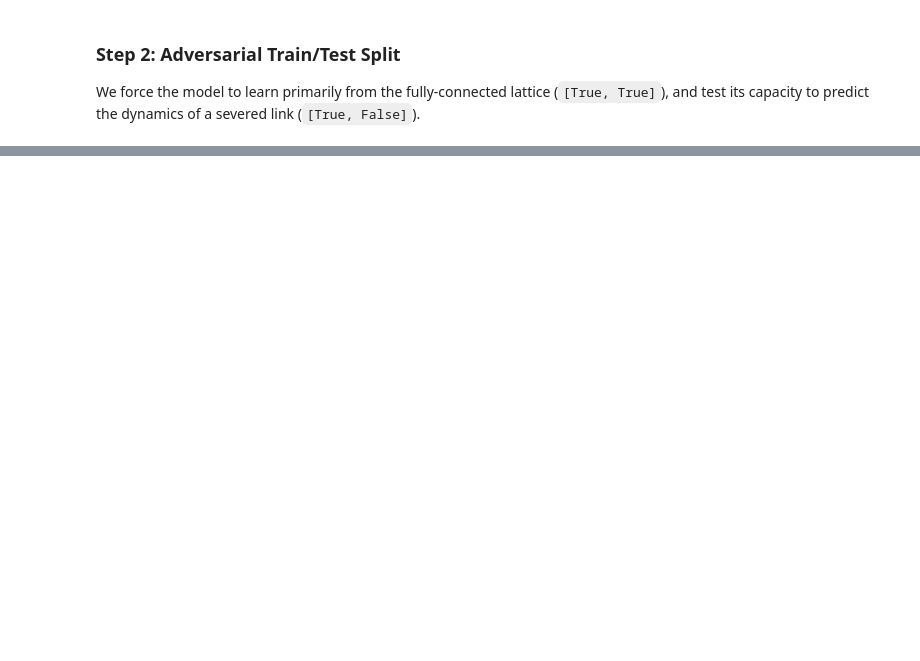
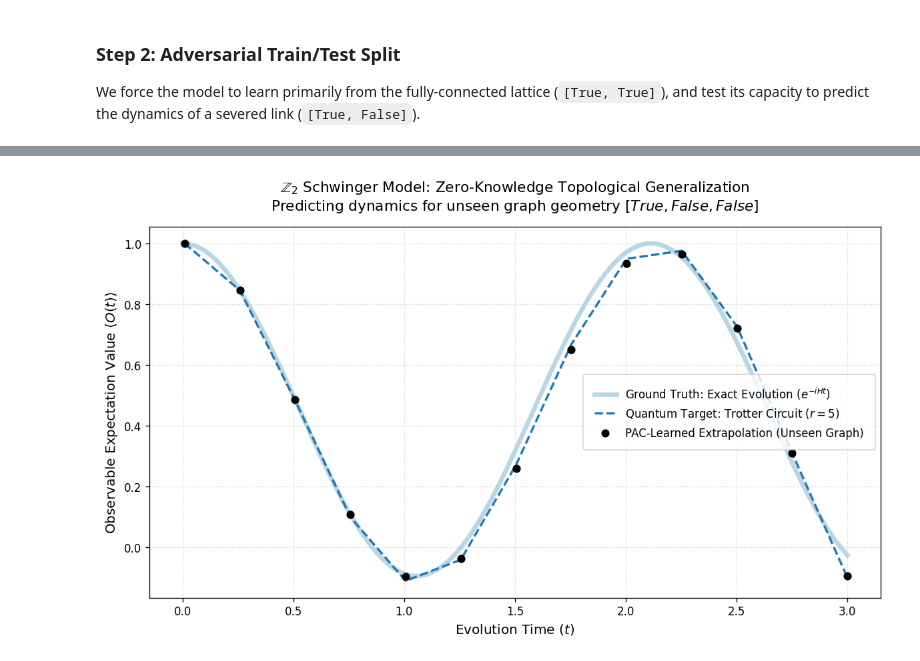
Before and after one commit to thomaslagoutte/qml-fourier-dynamics, a Jupyter notebook: notebooks/02_schwinger_validation.ipynb, the cells around one changed output, grey strips where cells are left out. Saved outputs shown, nothing was run; the diff lists cells and outputs as text; code cells hidden in the pictures; blank space fills up the shorter version.

```diff
--- a/notebooks/02_schwinger_validation.ipynb
+++ b/notebooks/02_schwinger_validation.ipynb
@@ -10,7 +14,7 @@ Because the Fourier coefficients $b_l(x)$ natively encode the underlying structu
 # %%
 import numpy as np
 import matplotlib.pyplot as plt
-import tqdm
+import time
 
 from quantum_learning_dynamics import Experiment
 from quantum_learning_dynamics.hamiltonians.schwinger import SchwingerZ2Model
@@ -27,12 +31,12 @@ plt.rcParams.update({
 
 SEED = 7
 T_DENSE = np.linspace(0.0, 3.0, 100)
-T_VALS  = np.linspace(0.01, 3.0, 15)
+T_VALS  = np.linspace(0.01, 3.0, 13)
 # %% [markdown]
 ### Step 1: Initialize the Lattice Gauge Theory
 We use 3 matter sites, resulting in 5 interleaved qubits (Matter 0, Link 0, Matter 1, Link 1, Matter 2). The unknown parameters $d=2$ are the gauge couplings $g_0$ and $g_1$ on the links.
 # %%
-model = SchwingerZ2Model(num_matter=3, mass=0.5, electric_field=1.0, g_range=(0.6, 1.4))
+model = SchwingerZ2Model(num_matter=4, mass=0.5, electric_field=1.0, g_range=(0.6, 1.4))
 obs   = LocalMagnetization(num_qubits=model.num_qubits, site=0)
 
 # Using r=5 with 2nd-order Trotter ensures very high accuracy even at t=3.0
@@ -76,13 +97,12 @@ for i, t in enumerate(T_DENSE):
 trotter_pts = np.empty(len(T_VALS))
 pac_pts     = np.empty(len(T_VALS))
 
-pbar = tqdm.tqdm(enumerate(T_VALS), total=len(T_VALS), desc="Computing PAC and Trotter points")
-
-for j, tau in pbar:
+for j, tau in enumerate(T_VALS):
+    t_0 = time.time()
     exp = Experiment(
         model=model, observable=obs, method='meshgrid_kernel',
         tau=float(tau), r_steps=R_STEPS,
-        trotter_order=2, # Explicitly use 2nd-order Symmetric Trotter
+        trotter_order=1, # Explicitly use 2nd-order Symmetric Trotter
         kernel_alpha=1e-2, seed=SEED,
     )
 
@@ -102,4 +122,4 @@ for j, tau in pbar:
     exact_val = float(np.real(np.conj(psi) @ O_mat @ psi))
 
     # Print cleanly without breaking the tqdm progress bar
-    tqdm.tqdm.write(f"t={tau:5.2f} | Exact: {exact_val:+.4f} | Trotter: {trotter_pts[j]:+.4f} | PAC: {pac_pts[j]:+.4f}")
+    print(f"t={tau:5.2f} | Exact: {exact_val:+.4f} | Trotter: {trotter_pts[j]:+.4f} | PAC: {pac_pts[j]:+.4f} | Time: {time.time() - t_0:.1f}s")
@@ -106,15 +140,39 @@ for j, tau in pbar:
 # %%
+import matplotlib.pyplot as plt
+
 fig, ax = plt.subplots(figsize=(10, 6))
-ax.plot(T_DENSE, exact_traj, label=r'Exact Continuous ($e^{-iHt}$)',
-         color='#a8cce3', linewidth=4)
-ax.plot(T_VALS, trotter_pts, label=f'Exact Trotter Circuit (r={R_STEPS})',
-         color='#1f78b4', linewidth=2)
-ax.plot(T_VALS, pac_pts, label='PAC-Learned Prediction',
-         color='black', marker='o', linestyle='dashed', linewidth=2)
 
-ax.set_xlabel('Evolution Time $t$')
-ax.set_ylabel('$\langle Z_0(t) \rangle$ on Unseen Graph')
-ax.set_title('Schwinger $\mathbb{Z}_2$: Zero-Knowledge Extrapolation Paradox\nModel tracks unseen dynamics (Test: [True, False] | Train mostly: [True, True])', fontsize=12)
-ax.legend(loc='best')
+# 1. Exact Schrödinger Evolution (The continuous reference)
+ax.plot(T_DENSE, exact_traj,
+        label=r'Ground Truth: Exact Evolution ($e^{-iHt}$)',
+        color='#a8cce3', linewidth=4, alpha=0.8)
+
+# 2. Trotterized Quantum Circuit (The noisy/approximate target)
+ax.plot(T_VALS, trotter_pts,
+        label=f'Quantum Target: Trotter Circuit ($r={R_STEPS}$)',
+        color='#1f78b4', linewidth=2, linestyle='--')
+
+# 3. The PAC-Learned Predictions (The Zero-Knowledge result)
+ax.scatter(T_VALS, pac_pts,
+           label='PAC-Learned Extrapolation (Unseen Graph)',
+           color='black', marker='o', s=40, zorder=5)
+
+# Styling and Labels
+ax.set_xlabel(r'Evolution Time ($t$)', fontsize=12)
+ax.set_ylabel(r'Observable Expectation Value $\langle O(t) \rangle$', fontsize=12)
+
+# Professional Title highlighting the Paradox
+ax.set_title(r'$\mathbb{Z}_2$ Schwinger Model: Zero-Knowledge Topological Generalization' + '\n' +
+             r'Predicting dynamics for unseen graph geometry $[True, False, False]$',
+             fontsize=13, pad=15)
+
+# UI Polishing
+ax.grid(True, linestyle=':', alpha=0.6)
+ax.legend(loc='best', frameon=True, shadow=False, borderpad=1)
 fig.tight_layout()
+
+# Save with a high-quality DPI for the presentation
+plt.savefig('../Schwinger_validation.png', dpi=300, bbox_inches='tight')
 plt.show()
+# %% [output]
+[figure, added]
```
Also changed, not shown: parts of 5 cells of this notebook, 14 other files.
